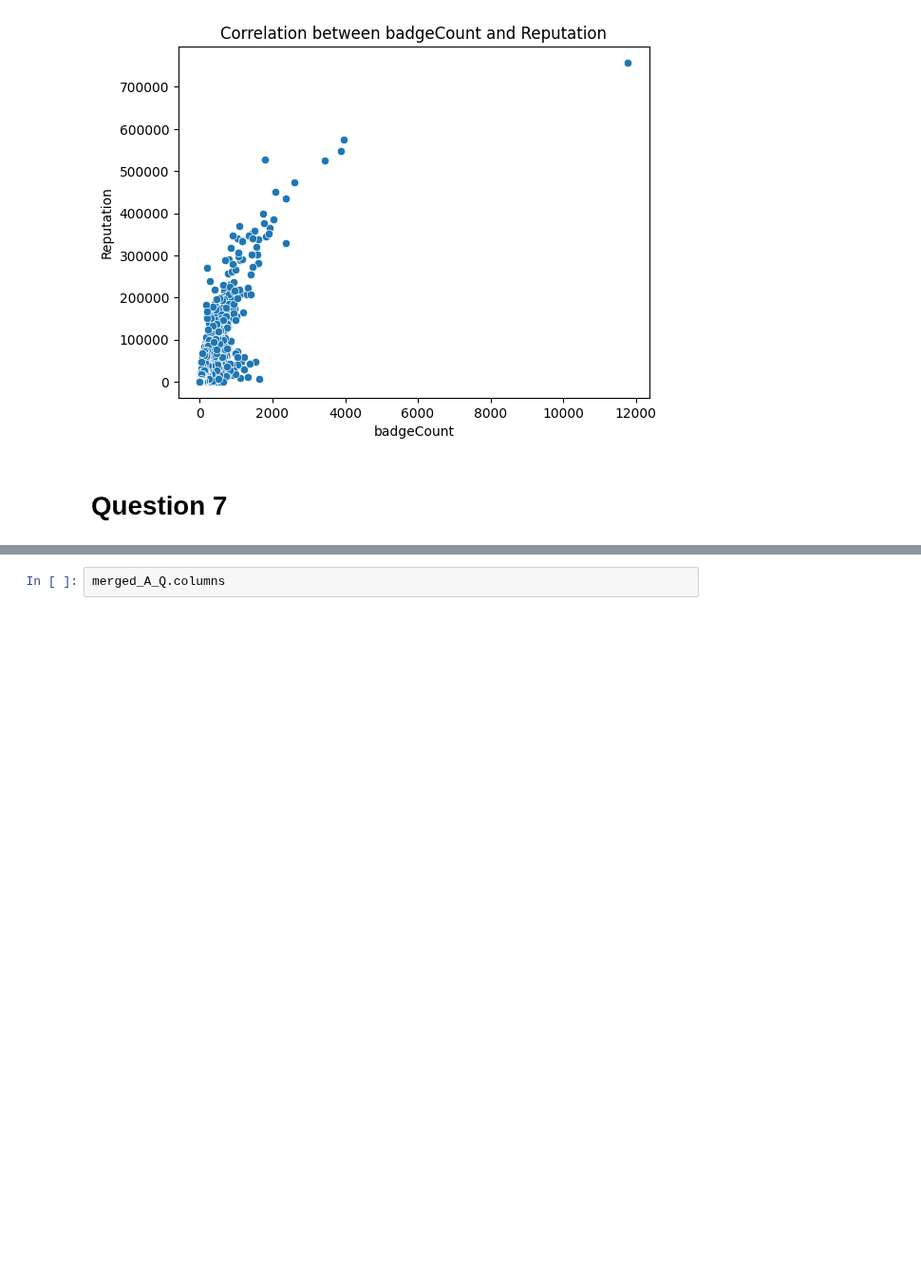
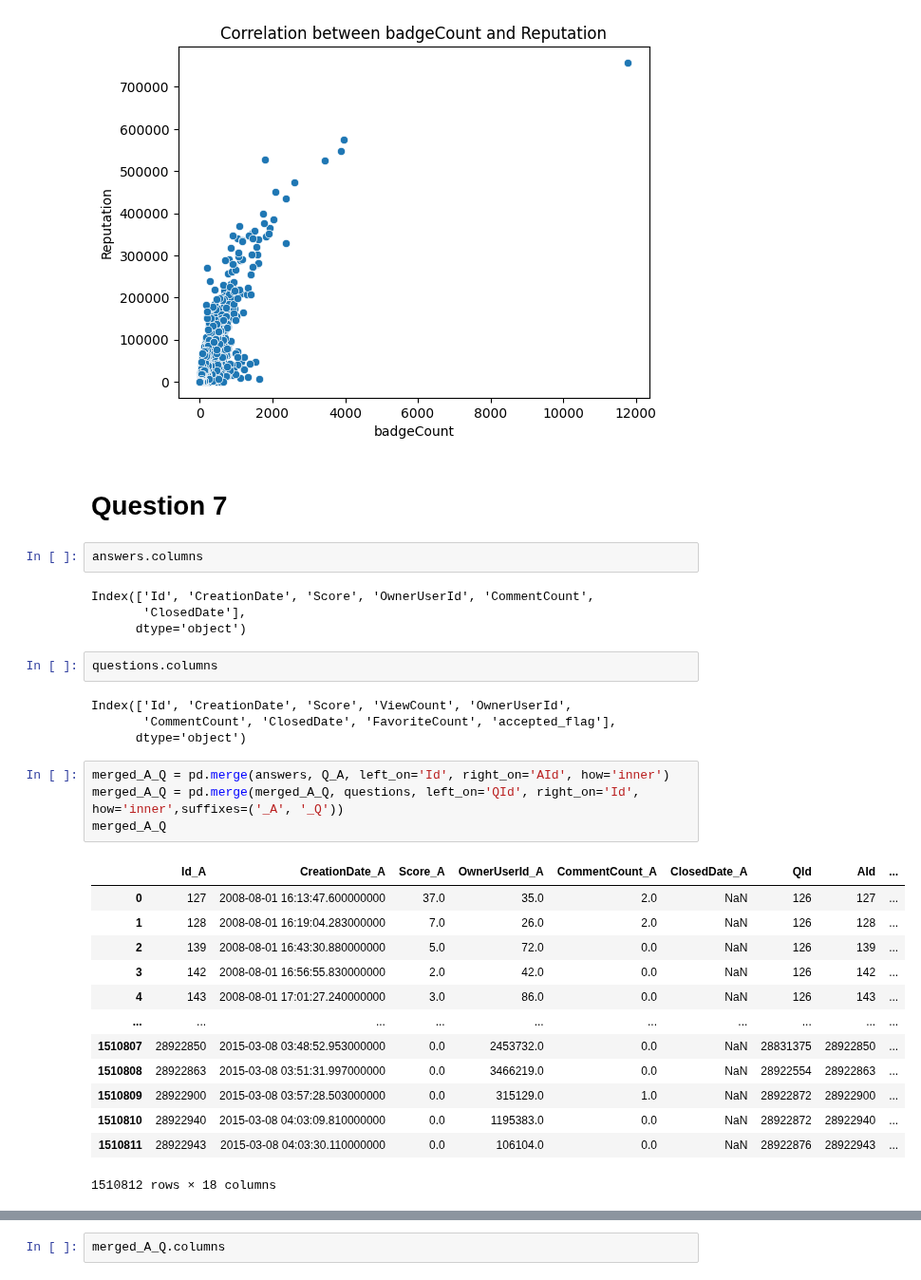
Before and after one commit to mostafa-ja/Data-Mining-fall-2023, a Jupyter notebook: Data_Mining2.ipynb, the cells around one changed output, grey strips where cells are left out. Shown at 95% size. Drawn from its saved outputs; the diff is of its cells as text; blank space fills up the shorter version.

```diff
--- a/Data_Mining2.ipynb
+++ b/Data_Mining2.ipynb
@@ -465,3 +465,33 @@ plt.show()
 [figure]
 # %% [markdown]
 # Question 7
+# %%
+answers.columns
+# %% [output]
+Index(['Id', 'CreationDate', 'Score', 'OwnerUserId', 'CommentCount',
+       'ClosedDate'],
+      dtype='object')
+# %%
+questions.columns
+# %% [output]
+Index(['Id', 'CreationDate', 'Score', 'ViewCount', 'OwnerUserId',
+       'CommentCount', 'ClosedDate', 'FavoriteCount', 'accepted_flag'],
+      dtype='object')
+# %%
+merged_A_Q = pd.merge(answers, Q_A, left_on='Id', right_on='AId', how='inner')
+merged_A_Q = pd.merge(merged_A_Q, questions, left_on='QId', right_on='Id', how='inner',suffixes=('_A', '_Q'))
+merged_A_Q
+# %% [output]
+|  | Id_A | CreationDate_A | Score_A | OwnerUserId_A | CommentCount_A | ClosedDate_A | QId | AId | ... |
+| 0 | 127 | 2008-08-01 16:13:47.600000000 | 37.0 | 35.0 | 2.0 | NaN | 126 | 127 | ... |
+| 1 | 128 | 2008-08-01 16:19:04.283000000 | 7.0 | 26.0 | 2.0 | NaN | 126 | 128 | ... |
+| 2 | 139 | 2008-08-01 16:43:30.880000000 | 5.0 | 72.0 | 0.0 | NaN | 126 | 139 | ... |
+| 3 | 142 | 2008-08-01 16:56:55.830000000 | 2.0 | 42.0 | 0.0 | NaN | 126 | 142 | ... |
+| 4 | 143 | 2008-08-01 17:01:27.240000000 | 3.0 | 86.0 | 0.0 | NaN | 126 | 143 | ... |
+| ... | ... | ... | ... | ... | ... | ... | ... | ... | ... |
+| 1510807 | 28922850 | 2015-03-08 03:48:52.953000000 | 0.0 | 2453732.0 | 0.0 | NaN | 28831375 | 28922850 | ... |
+| 1510808 | 28922863 | 2015-03-08 03:51:31.997000000 | 0.0 | 3466219.0 | 0.0 | NaN | 28922554 | 28922863 | ... |
+| 1510809 | 28922900 | 2015-03-08 03:57:28.503000000 | 0.0 | 315129.0 | 1.0 | NaN | 28922872 | 28922900 | ... |
+| 1510810 | 28922940 | 2015-03-08 04:03:09.810000000 | 0.0 | 1195383.0 | 0.0 | NaN | 28922872 | 28922940 | ... |
+| 1510811 | 28922943 | 2015-03-08 04:03:30.110000000 | 0.0 | 106104.0 | 0.0 | NaN | 28922876 | 28922943 | ... |
+1510812 rows × 18 columns
```
Also changed, not shown: parts of 9 cells of this notebook.
